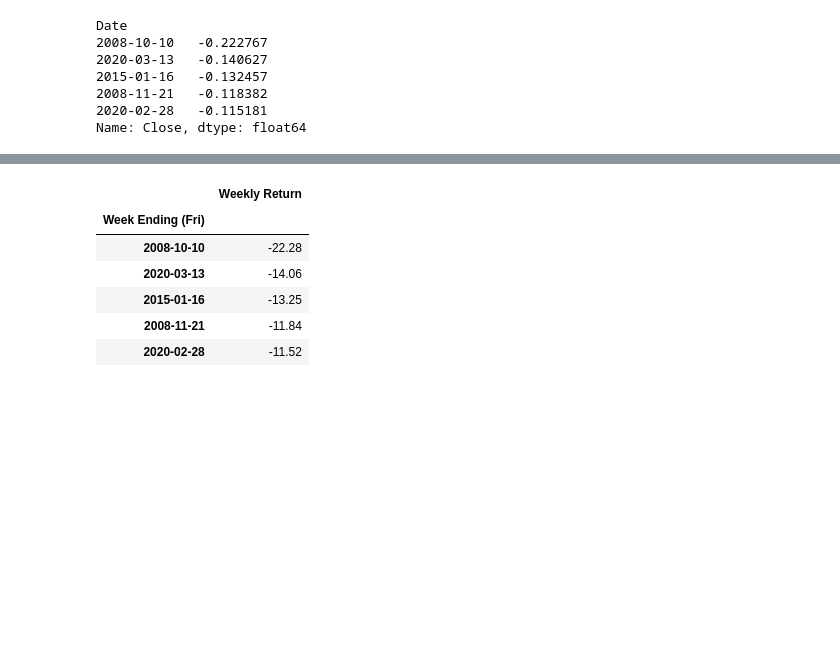
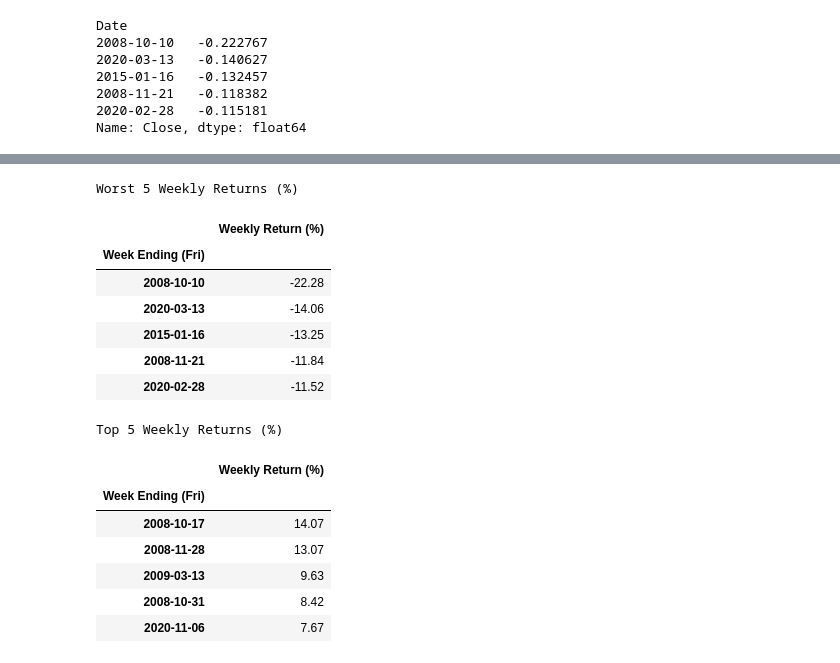
Before and after one commit to r-follador/TeletextSignals, a Jupyter notebook: E_SMI_events.ipynb, the cells around one changed output, grey strips where cells are left out. Saved outputs shown, nothing was run; the diff lists cells and outputs as text; code cells hidden in the pictures; blank space fills up the shorter version.

```diff
--- a/E_SMI_events.ipynb
+++ b/E_SMI_events.ipynb
@@ -41,6 +41,7 @@ weekly = (
 )
 weekly_returns = weekly.pct_change().dropna()
 worst_5 = weekly_returns.nsmallest(5)
+best_5 = weekly_returns.nlargest(5)
 worst_5
 # %% [output]
 Date
@@ -75,15 +84,31 @@ plt.show()
 # %%
-# List the worst weekly drops
-worst_5_table = worst_5.to_frame(name='Weekly Return')
+# List worst and best weekly returns
+worst_5_table = worst_5.to_frame(name='Weekly Return (%)')
 worst_5_table.index.name = 'Week Ending (Fri)'
-worst_5_table['Weekly Return'] = (worst_5_table['Weekly Return'] * 100).round(2)
+worst_5_table['Weekly Return (%)'] = (worst_5_table['Weekly Return (%)'] * 100).round(2)
+print('Worst 5 Weekly Returns (%)')
 display(worst_5_table)
+
+best_5_table = best_5.to_frame(name='Weekly Return (%)')
+best_5_table.index.name = 'Week Ending (Fri)'
+best_5_table['Weekly Return (%)'] = (best_5_table['Weekly Return (%)'] * 100).round(2)
+print('Top 5 Weekly Returns (%)')
+display(best_5_table)
 # %% [output]
+Worst 5 Weekly Returns (%)
-|  | Weekly Return |
+|  | Weekly Return (%) |
 | Week Ending (Fri) |  |
 | 2008-10-10 | -22.28 |
 | 2020-03-13 | -14.06 |
 | 2015-01-16 | -13.25 |
 | 2008-11-21 | -11.84 |
 | 2020-02-28 | -11.52 |
+Top 5 Weekly Returns (%)
+|  | Weekly Return (%) |
+| Week Ending (Fri) |  |
+| 2008-10-17 | 14.07 |
+| 2008-11-28 | 13.07 |
+| 2009-03-13 | 9.63 |
+| 2008-10-31 | 8.42 |
+| 2020-11-06 | 7.67 |
 # %%
```
Also changed, not shown: parts of 3 cells of this notebook, 3 other files.
